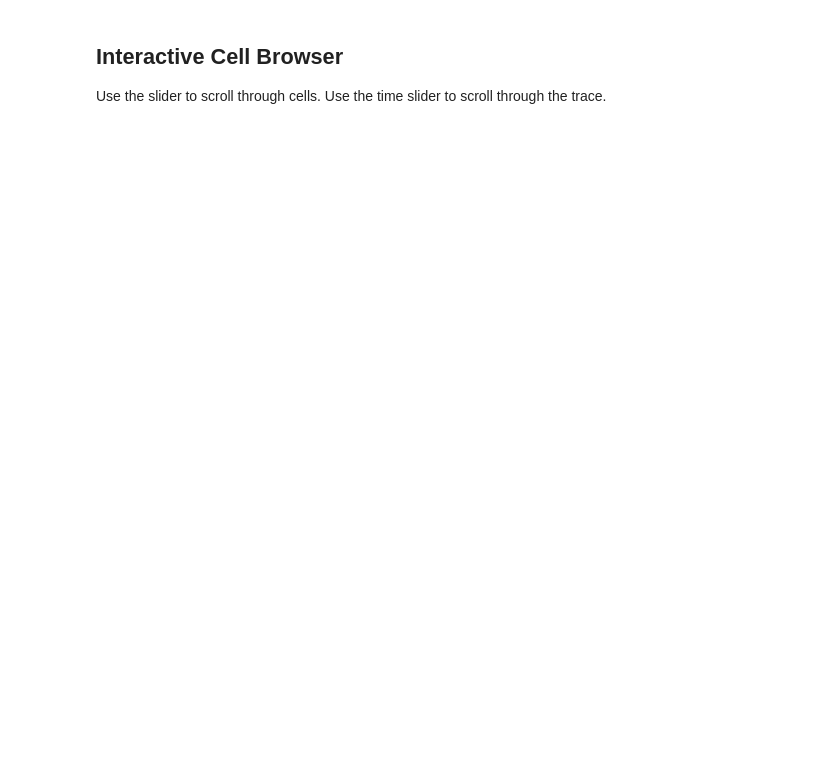
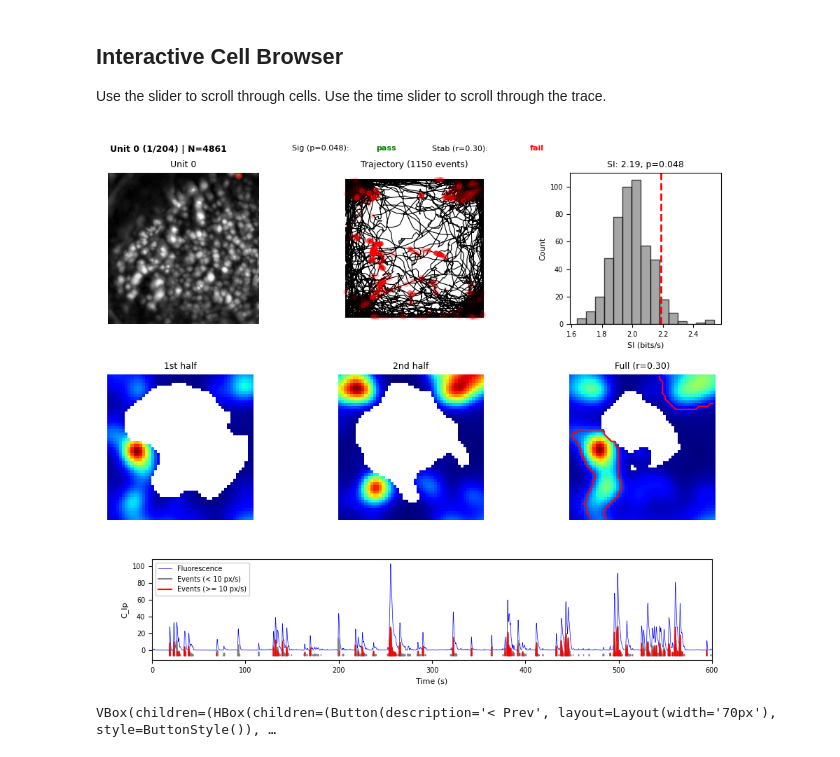
Before and after one commit to miniscope/placecell, a Jupyter notebook: notebook/workflow_2D.ipynb, the cells around one changed output. Cells and saved outputs as stored; diff of their text form; code cells hidden in the pictures; blank space fills up the shorter version.

```diff
--- a/notebook/workflow_2D.ipynb
+++ b/notebook/workflow_2D.ipynb
@@ -97,6 +111,9 @@ stability_threshold = cfg.behavior.spatial_map.stability_threshold
 stability_method = cfg.behavior.spatial_map.stability_method
 min_shift_seconds = cfg.behavior.spatial_map.min_shift_seconds
 si_weight_mode = cfg.behavior.spatial_map.si_weight_mode
+place_field_threshold = cfg.behavior.spatial_map.place_field_threshold
+place_field_min_bins = cfg.behavior.spatial_map.place_field_min_bins
+place_field_seed_percentile = cfg.behavior.spatial_map.place_field_seed_percentile
 
 # Neural config
 trace_name = cfg.neural.trace_name
@@ -117,5 +134,8 @@ print(f"Shuffles: {n_shuffles}")
 print(f"Min shift: {min_shift_seconds}s")
 print(f"SI weight mode: {si_weight_mode}")
 print(f"Stability method: {stability_method}")
+print(f"Place field threshold: {place_field_threshold}")
+print(f"Place field min bins: {place_field_min_bins}")
+print(f"Place field seed percentile: {place_field_seed_percentile}")
 print(f"Trace name: {trace_name}")
 print(f"OASIS g: {g}")
@@ -586,24 +780,29 @@ Use the slider to scroll through cells. Use the time slider to scroll through th
 # %%
 %matplotlib widget
 
 fig, controls = create_unit_browser(
     unit_results=unit_results,
     unique_units=unique_units,
     trajectory_df=trajectory_df,
     df_all_events=df_all_events,
     max_proj=max_proj,
     footprints=footprints,
     x_edges=x_edges,
     y_edges=y_edges,
     occupancy_time=occupancy_time,
     trace_name=trace_name,
     neural_fps=neural_fps,
     speed_threshold=speed_threshold,
     p_value_threshold=p_value_threshold,
     stability_threshold=stability_threshold,
     trace_time_window=trace_time_window,
+    place_field_threshold=place_field_threshold,
+    place_field_min_bins=place_field_min_bins,
 )
 
 # Display both figure and controls
 plt.show()
 display(controls)
+# %% [output]
+[figure, added]
+VBox(children=(HBox(children=(Button(description='< Prev', layout=Layout(width='70px'), style=ButtonStyle()), …
```
Also changed, not shown: parts of 22 cells of this notebook, 5 other files.
